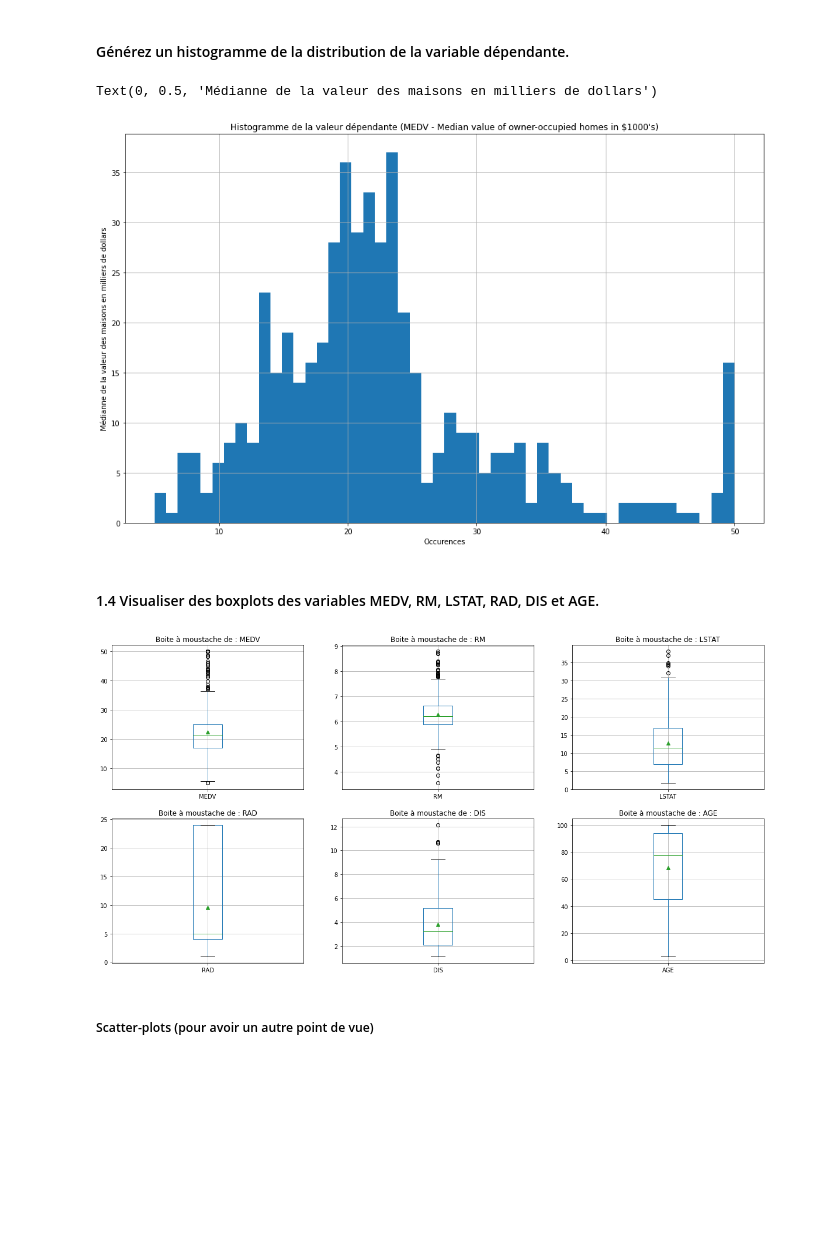
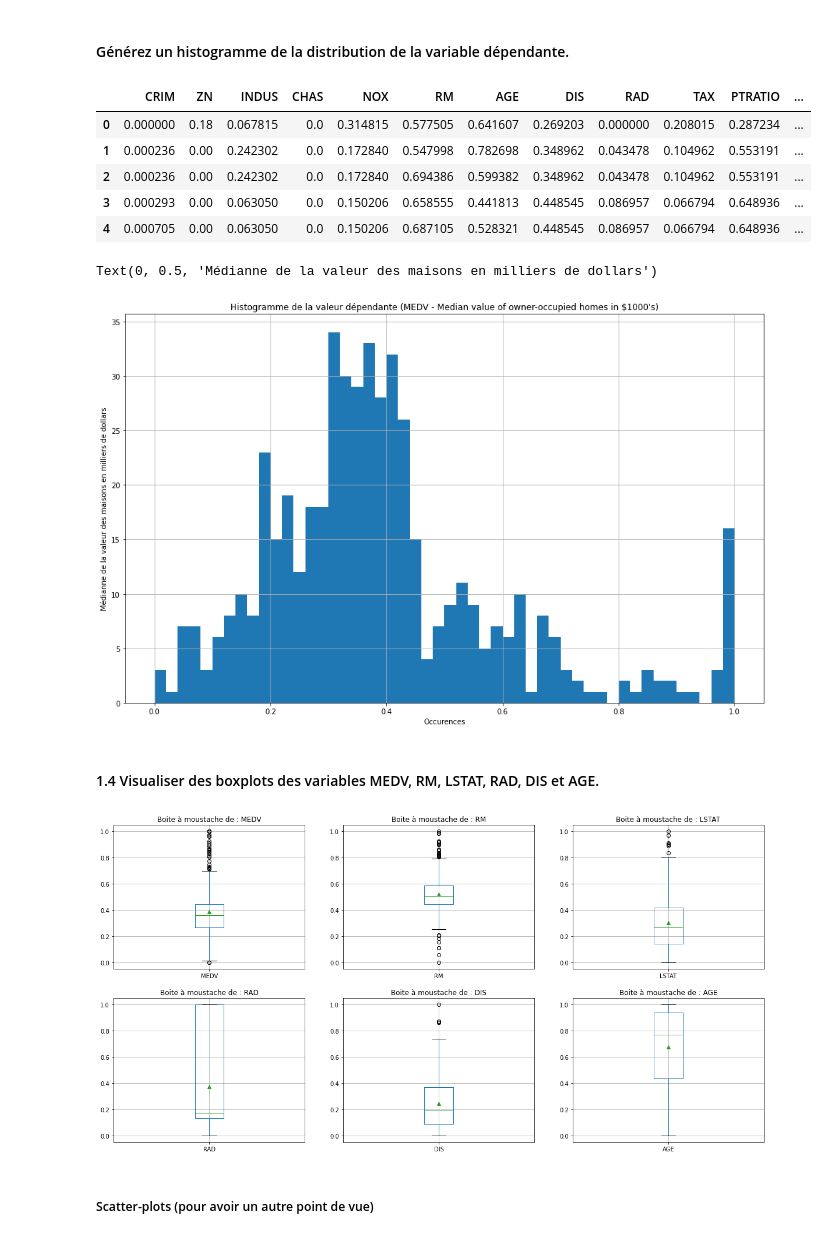
Before and after one commit to FazlijaYlli/FAZLIJA_LEISSING_TP5, a Jupyter notebook: FAZLIJA_LEISSING_TP5.ipynb, the cells around one changed output. Saved outputs shown, nothing was run; the diff lists cells and outputs as text; code cells hidden in the pictures; blank space fills up the shorter version.

```diff
--- a/FAZLIJA_LEISSING_TP5.ipynb
+++ b/FAZLIJA_LEISSING_TP5.ipynb
@@ -142,6 +142,17 @@ boston_df.describe()
 - Les valeurs furent bien importées dans **boston_df**
 # %% [markdown]
 #### Générez un histogramme de la distribution de la variable dépendante.
+# %%
+# Normalisation des données.
+boston_df = (boston_df-boston_df.min())/(boston_df.max()-boston_df.min())
+boston_df.head()
+# %% [output]
+|  | CRIM | ZN | INDUS | CHAS | NOX | RM | AGE | DIS | RAD | TAX | PTRATIO | ... |
+| 0 | 0.000000 | 0.18 | 0.067815 | 0.0 | 0.314815 | 0.577505 | 0.641607 | 0.269203 | 0.000000 | 0.208015 | 0.287234 | ... |
+| 1 | 0.000236 | 0.00 | 0.242302 | 0.0 | 0.172840 | 0.547998 | 0.782698 | 0.348962 | 0.043478 | 0.104962 | 0.553191 | ... |
+| 2 | 0.000236 | 0.00 | 0.242302 | 0.0 | 0.172840 | 0.694386 | 0.599382 | 0.348962 | 0.043478 | 0.104962 | 0.553191 | ... |
+| 3 | 0.000293 | 0.00 | 0.063050 | 0.0 | 0.150206 | 0.658555 | 0.441813 | 0.448545 | 0.086957 | 0.066794 | 0.648936 | ... |
+| 4 | 0.000705 | 0.00 | 0.063050 | 0.0 | 0.150206 | 0.687105 | 0.528321 | 0.448545 | 0.086957 | 0.066794 | 0.648936 | ... |
 # %%
 boston_df.hist('MEDV',bins=50,figsize=(16,10))
 plt.title("Histogramme de la valeur dépendante (MEDV - Median value of owner-occupied homes in $1000's)")
@@ -149,7 +160,7 @@ plt.xlabel("Occurences")
 plt.ylabel("Médianne de la valeur des maisons en milliers de dollars")
 # %% [output]
 Text(0, 0.5, 'Médianne de la valeur des maisons en milliers de dollars')
-[figure, old version]
+[figure, new version]
 # %% [markdown]
 #### 1.4 Visualiser des boxplots des variables MEDV, RM, LSTAT, RAD, DIS et AGE.
 # %%
@@ -164,7 +175,7 @@ for i, ax, a in zip(range(len(axes)),axes,bp_attributs):
     boston_df.boxplot(a,ax=axes[i],showmeans=True)
     axes[i].set_title('Boite à moustache de : ' + a)
 # %% [output]
-[figure, old version]
+[figure, new version]
 # %% [markdown]
 ##### Scatter-plots (pour avoir un autre point de vue)
 # %%
```
Also changed, not shown: parts of 2 cells of this notebook.
